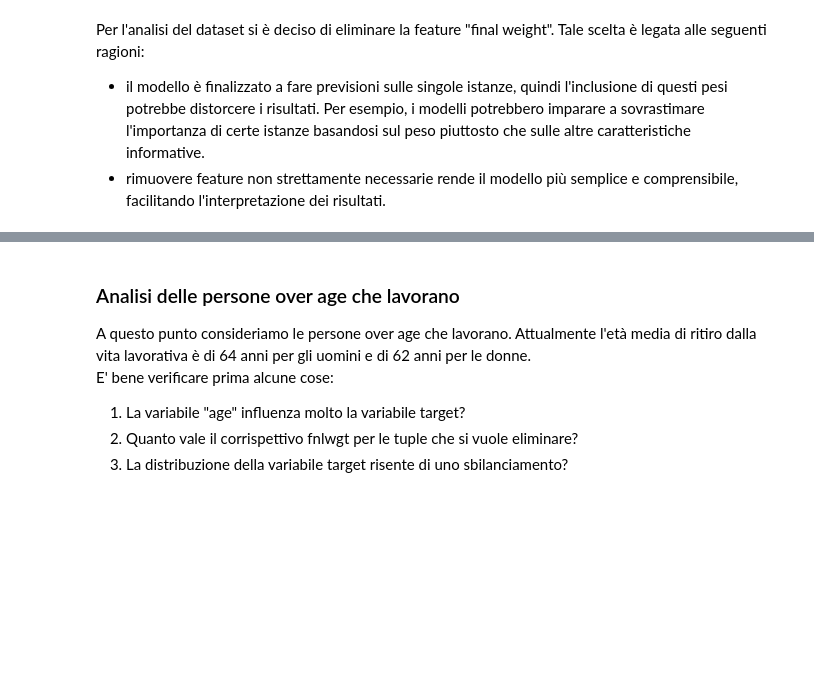
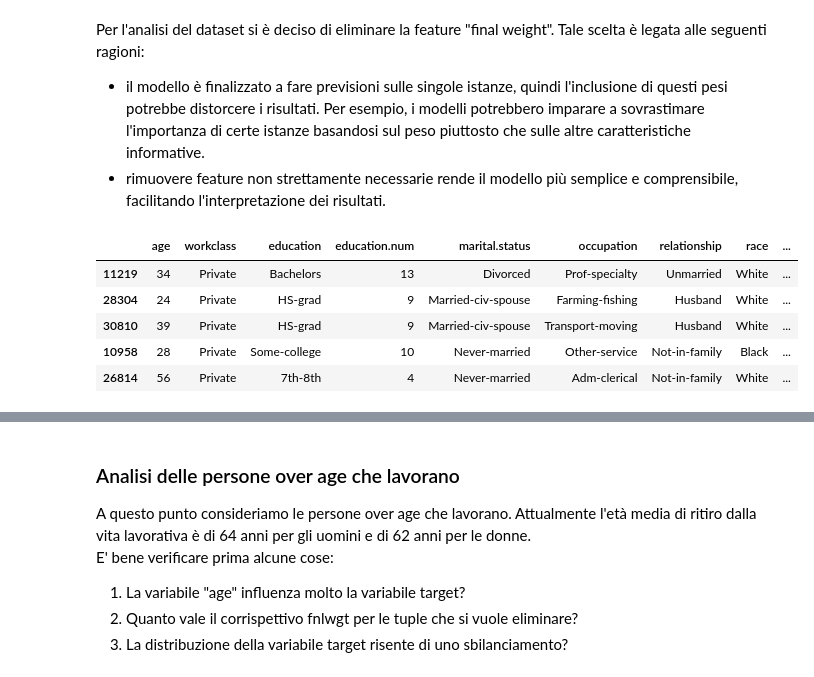
Before and after one commit to ale29ruf/Progetto_Data_Mining, a Jupyter notebook: ProgettoACI.ipynb, the cells around one changed output, grey strips where cells are left out. Drawn from its saved outputs; the diff is of its cells as text; code cells hidden in the pictures; blank space fills up the shorter version.

```diff
--- a/ProgettoACI.ipynb
+++ b/ProgettoACI.ipynb
@@ -187,3 +202,11 @@ Per l'analisi del dataset si è deciso di eliminare la feature "final weight". T
 - rimuovere feature non strettamente necessarie rende il modello più semplice e comprensibile, facilitando l'interpretazione dei risultati.
 # %%
 train_set.drop(columns=['fnlwgt'], inplace=True)
+train_set.head()
+# %% [output]
+|  | age | workclass | education | education.num | marital.status | occupation | relationship | race | ... |
+| 11219 | 34 | Private | Bachelors | 13 | Divorced | Prof-specialty | Unmarried | White | ... |
+| 28304 | 24 | Private | HS-grad | 9 | Married-civ-spouse | Farming-fishing | Husband | White | ... |
+| 30810 | 39 | Private | HS-grad | 9 | Married-civ-spouse | Transport-moving | Husband | White | ... |
+| 10958 | 28 | Private | Some-college | 10 | Never-married | Other-service | Not-in-family | Black | ... |
+| 26814 | 56 | Private | 7th-8th | 4 | Never-married | Adm-clerical | Not-in-family | White | ... |
```
Also changed, not shown: parts of 7 cells of this notebook.
